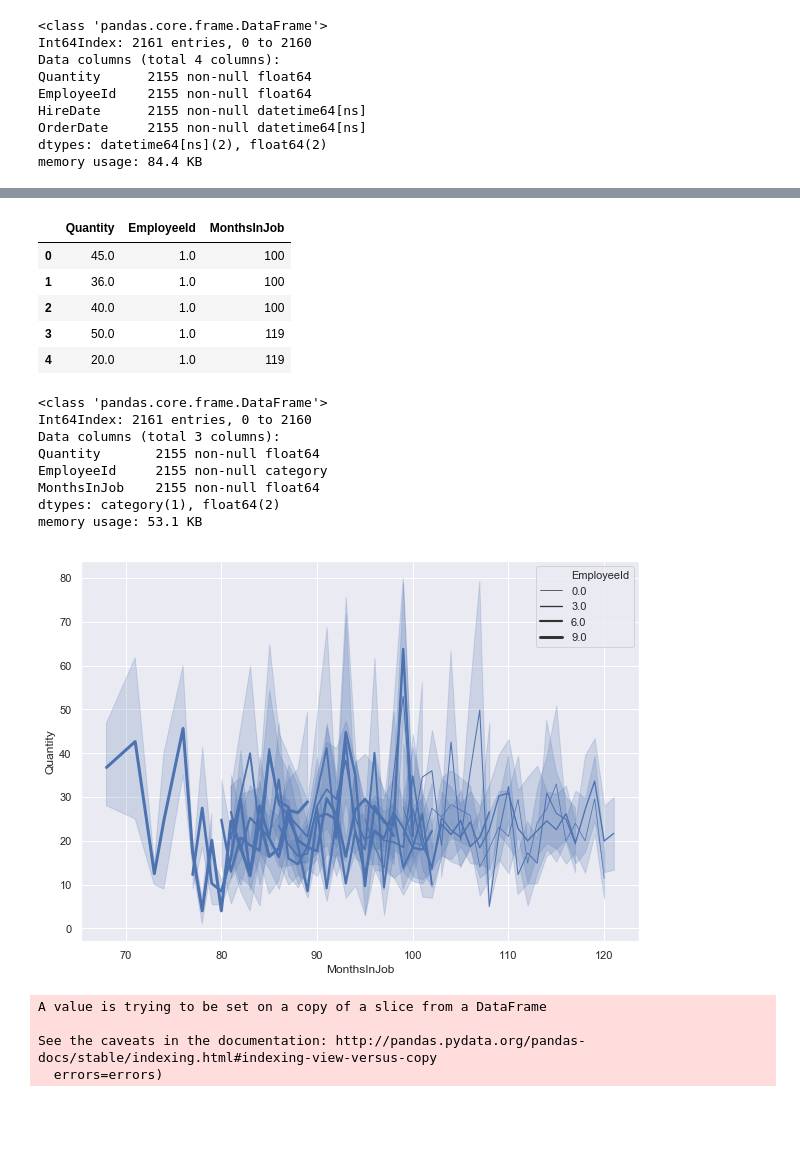
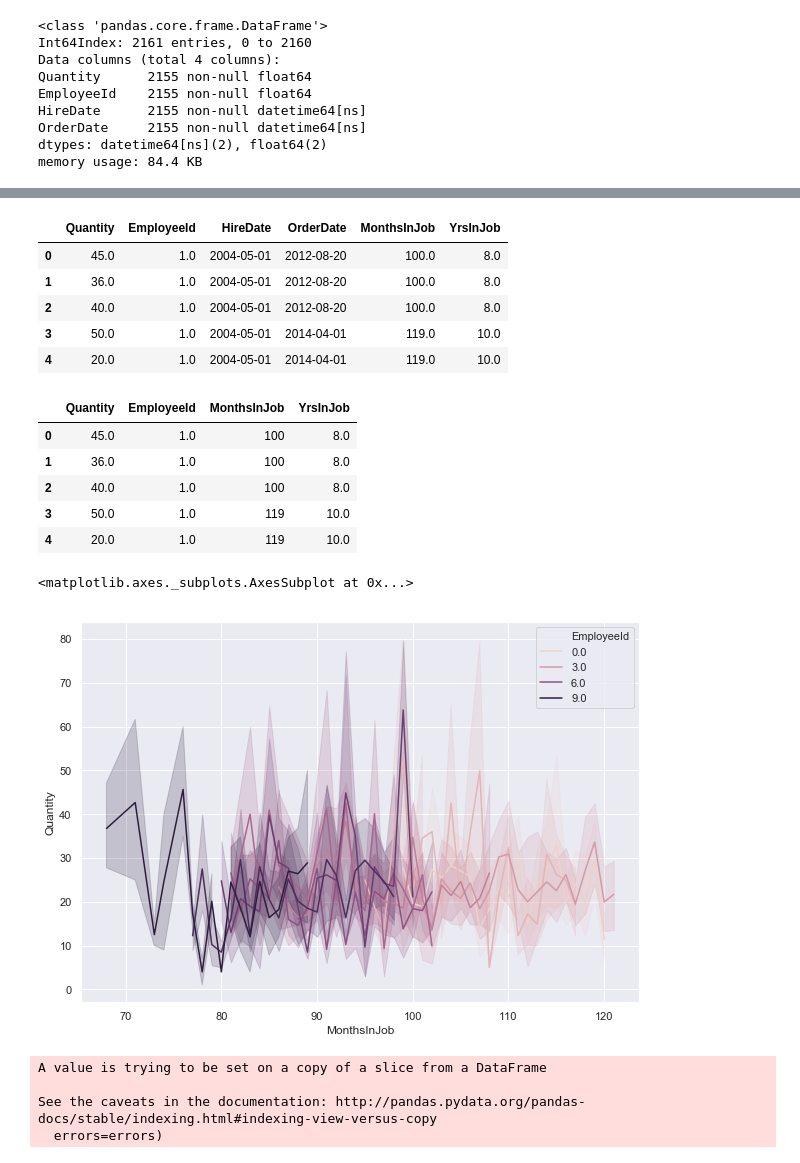
Before and after one commit to mgavish/Hypothesis-Testing, a Jupyter notebook: Mod 2 Final Project Work V11.ipynb, the cells around one changed output, grey strips where cells are left out. Drawn from its saved outputs; the diff is of its cells as text; code cells hidden in the pictures; blank space fills up the shorter version.

Commit message:
updated graph 3 on pdf

```diff
--- a/Mod 2 Final Project Work V11.ipynb
+++ b/Mod 2 Final Project Work V11.ipynb
@@ -841,3 +842,13 @@ from dateutil.relativedelta import relativedelta
 #q3df['yrsInJob'] = relativedelta(q3df['OrderDate'], q3df['HireDate'])
 
 q3df['MonthsInJob'] = round(((q3df.OrderDate - q3df.HireDate)/np.timedelta64(1,'M')),0)
+q3df['YrsInJob'] = round(((q3df.OrderDate - q3df.HireDate)/np.timedelta64(1,'Y')),0)
+# %%
+q3df.head()
+# %% [output]
+|  | Quantity | EmployeeId | HireDate | OrderDate | MonthsInJob | YrsInJob |
+| 0 | 45.0 | 1.0 | 2004-05-01 | 2012-08-20 | 100.0 | 8.0 |
+| 1 | 36.0 | 1.0 | 2004-05-01 | 2012-08-20 | 100.0 | 8.0 |
+| 2 | 40.0 | 1.0 | 2004-05-01 | 2012-08-20 | 100.0 | 8.0 |
+| 3 | 50.0 | 1.0 | 2004-05-01 | 2014-04-01 | 119.0 | 10.0 |
+| 4 | 20.0 | 1.0 | 2004-05-01 | 2014-04-01 | 119.0 | 10.0 |
@@ -844,13 +857,12 @@ q3df['MonthsInJob'] = round(((q3df.OrderDate - q3df.HireDate)/np.timedelta64(1,'
 # %%
-q3df.drop(['TimeInJob', 'yrsInJob'], axis= 1, inplace = True)
-q3df.drop(['HireDate', 'OrderDate'], axis = 1, inplace = True)
+#q3df.drop(['HireDate', 'OrderDate'], axis = 1, inplace = True)
 q3df['MonthsInJob'] = q3df['MonthsInJob'].astype('int64')
 
 q3df.head()
 # %% [output]
-|  | Quantity | EmployeeId | MonthsInJob |
-| 0 | 45.0 | 1.0 | 100 |
-| 1 | 36.0 | 1.0 | 100 |
-| 2 | 40.0 | 1.0 | 100 |
-| 3 | 50.0 | 1.0 | 119 |
-| 4 | 20.0 | 1.0 | 119 |
+|  | Quantity | EmployeeId | MonthsInJob | YrsInJob |
+| 0 | 45.0 | 1.0 | 100 | 8.0 |
+| 1 | 36.0 | 1.0 | 100 | 8.0 |
+| 2 | 40.0 | 1.0 | 100 | 8.0 |
+| 3 | 50.0 | 1.0 | 119 | 10.0 |
+| 4 | 20.0 | 1.0 | 119 | 10.0 |
@@ -862,11 +868,0 @@ q3dfv1['MonthsInJob'] = q3dfv1['EmployeeId'].astype('category')
-# %%
-q3dfv1.info()
-# %% [output]
-<class 'pandas.core.frame.DataFrame'>
-Int64Index: 2161 entries, 0 to 2160
-Data columns (total 3 columns):
-Quantity       2155 non-null float64
-EmployeeId     2155 non-null category
-MonthsInJob    2155 non-null float64
-dtypes: category(1), float64(2)
-memory usage: 53.1 KB
@@ -873,4 +871,5 @@ memory usage: 53.1 KB
 # %%
-q3BarPlot = sns.lineplot(x= 'MonthsInJob', y='Quantity', data= q3df, size = 'EmployeeId')
+sns.lineplot(x= 'MonthsInJob', y = 'Quantity', hue = 'EmployeeId', data = q3df)
 # %% [output]
+<matplotlib.axes._subplots.AxesSubplot at 0x...>
-[figure, old version]
+[figure, new version]
```
Also changed, not shown: parts of 58 cells of this notebook, 3 other files.
